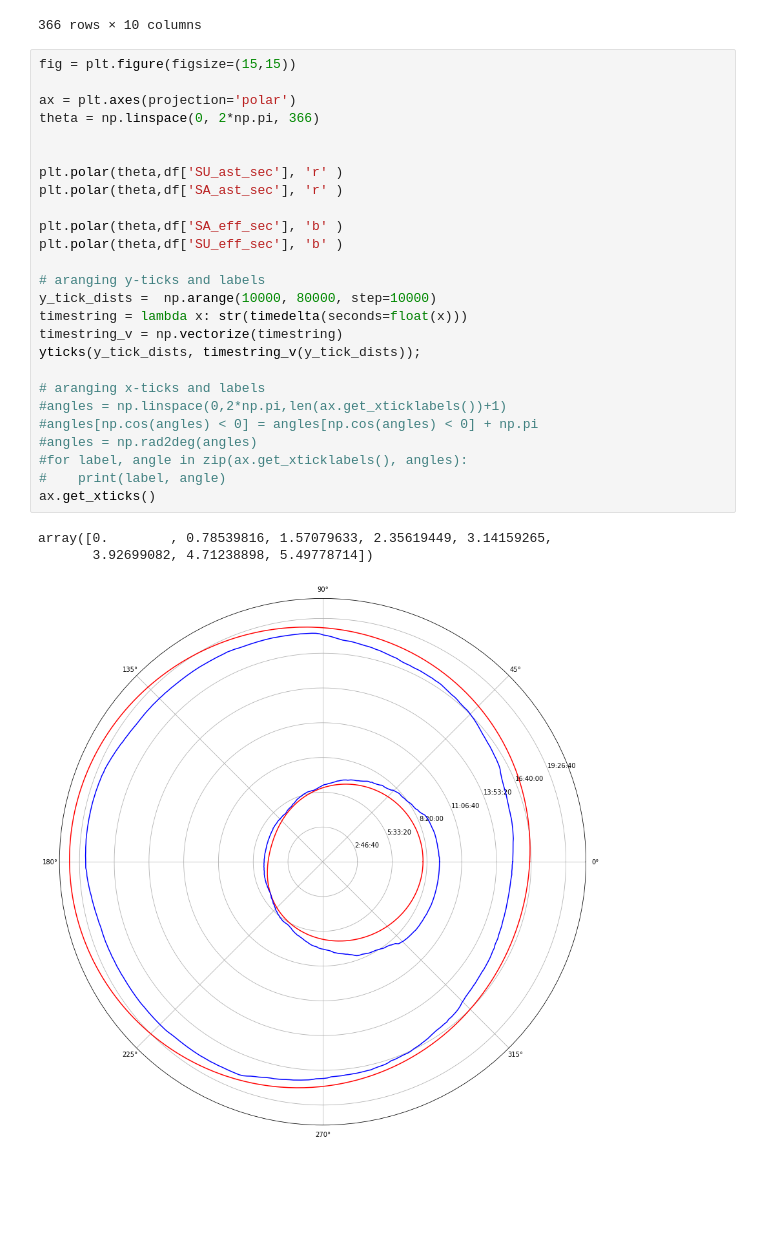
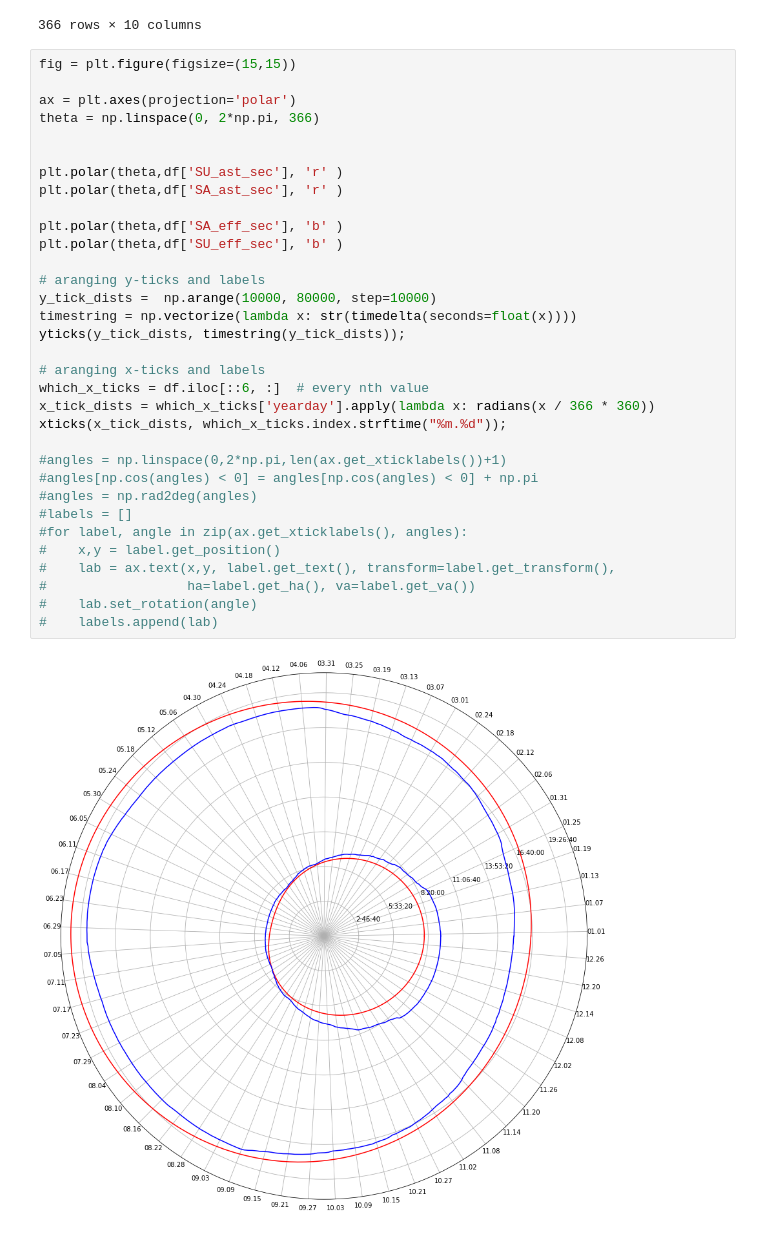
Before and after one commit to Exi666/innsbruck-sunshineduration, a Jupyter notebook: concept.ipynb, the cells around one changed output. Drawn from its saved outputs; the diff is of its cells as text; blank space fills up the shorter version.

Commit message:
adapted x-ticks

```diff
--- a/concept.ipynb
+++ b/concept.ipynb
@@ -314,30 +317,35 @@ df
 # %%
 fig = plt.figure(figsize=(15,15))
 
 ax = plt.axes(projection='polar')
 theta = np.linspace(0, 2*np.pi, 366)
 
 
 plt.polar(theta,df['SU_ast_sec'], 'r' )
 plt.polar(theta,df['SA_ast_sec'], 'r' )
 
 plt.polar(theta,df['SA_eff_sec'], 'b' )
 plt.polar(theta,df['SU_eff_sec'], 'b' )
 
 # aranging y-ticks and labels
 y_tick_dists =  np.arange(10000, 80000, step=10000)
-timestring = lambda x: str(timedelta(seconds=float(x)))
-timestring_v = np.vectorize(timestring)
-yticks(y_tick_dists, timestring_v(y_tick_dists));
+timestring = np.vectorize(lambda x: str(timedelta(seconds=float(x))))
+yticks(y_tick_dists, timestring(y_tick_dists));
 
 # aranging x-ticks and labels
+which_x_ticks = df.iloc[::6, :]  # every nth value
+x_tick_dists = which_x_ticks['yearday'].apply(lambda x: radians(x / 366 * 360))
+xticks(x_tick_dists, which_x_ticks.index.strftime("%m.%d"));
+
 #angles = np.linspace(0,2*np.pi,len(ax.get_xticklabels())+1)
 #angles[np.cos(angles) < 0] = angles[np.cos(angles) < 0] + np.pi
 #angles = np.rad2deg(angles)
+#labels = []
 #for label, angle in zip(ax.get_xticklabels(), angles):
-#    print(label, angle)
-ax.get_xticks()
+#    x,y = label.get_position()
+#    lab = ax.text(x,y, label.get_text(), transform=label.get_transform(),
+#                  ha=label.get_ha(), va=label.get_va())
+#    lab.set_rotation(angle)
+#    labels.append(lab)
 # %% [output]
-array([0.        , 0.78539816, 1.57079633, 2.35619449, 3.14159265,
-       3.92699082, 4.71238898, 5.49778714])
-[figure, old version]
+[figure, new version]
```
Also changed, not shown: parts of 4 cells of this notebook.
